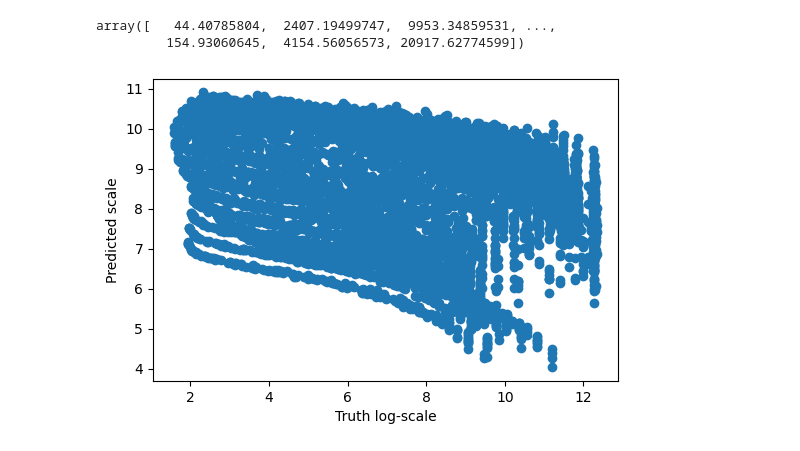
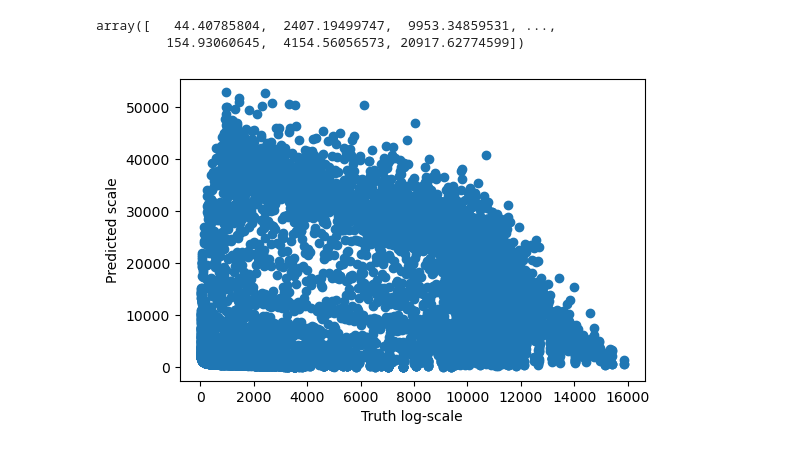
Before and after one commit to VivaswatS/selCoefEst, a Jupyter notebook: cvae-model.ipynb, the cells around one changed output. Saved outputs shown, nothing was run; the diff lists cells and outputs as text; code cells hidden in the pictures.

```diff
--- a/cvae-model.ipynb
+++ b/cvae-model.ipynb
@@ -203,8 +187,8 @@ class LinearVAE(nn.Module):
         super(LinearVAE, self).__init__()
 
         # encoder
-        self.enc1 = nn.Linear(2, 48)
-        self.enc2 = nn.Linear(48, features*2)
+        self.enc1 = nn.Linear(2, 96)
+        self.enc2 = nn.Linear(96, features*2)
 
         # decoder
         self.dec1 = nn.Linear(features, 24)
@@ -222,7 +206,7 @@ class LinearVAE(nn.Module):
         sample = mu + (eps * std) # sampling as if coming from the input space
         return sample
 
-    def forward(self, x):
+    def forward(self, x, features):
         # encoding
         x = F.tanh(self.enc1(x))
         x = self.enc2(x).view(-1, 2, features)
@@ -320 +306,15 @@ Epoch 501 -
 Done!
+# %%
+model.eval()
+predicted = np.zeros((test_size))
+truth = np.zeros((test_size))
+for i, (freq_gamma, age) in enumerate(test_loader):
+        optimizer.zero_grad()
+        age_pred = model(freq_gamma, features=16)[0]
+        loss = mse_loss(age_pred.unsqueeze(1),age.unsqueeze(1)).detach().cpu()
+        if i < int(test_size/batch_size): # so that it does not include the last batch that is not of size batch_size
+            predicted[i*batch_size:(i+1)*batch_size]=age_pred.detach().squeeze().cpu().numpy()
+            truth[i*batch_size:(i+1)*batch_size]=age.cpu().squeeze().numpy()
+        else:
+            predicted[i*batch_size:]=age_pred.detach().squeeze().cpu().numpy()
+            truth[i*batch_size:]=age.cpu().squeeze().numpy()
@@ -321,19 +329,19 @@ Done!
 # %%
-model.train()
-for e in range(800):
-    optimizer.zero_grad()
+# model.train()
+# for e in range(800):
+#     optimizer.zero_grad()
 
-    pred, mu, logvar = model(torch.tensor(np.vstack((Xltrain[0],np.repeat(gamma[0],len(Xltrain[0])))).T))
-    step_loss = mse_loss(pred, torch.unsqueeze(torch.tensor(np.hstack((altrain[0]))),1))
+#     pred, mu, logvar = model(torch.tensor(np.vstack((Xltrain[0],np.repeat(gamma[0],len(Xltrain[0])))).T))
+#     step_loss = mse_loss(pred, torch.unsqueeze(torch.tensor(np.hstack((altrain[0]))),1))
 
-    loss = final_loss(step_loss, mu, logvar)
-    loss.backward()
+#     loss = final_loss(step_loss, mu, logvar)
+#     loss.backward()
 
-    # update with current step regression parameters
-    optimizer.step()
+#     # update with current step regression parameters
+#     optimizer.step()
 
-    if e % 100 == 0:
-        print ('epoch [{}], Loss: {:.2f}'.format(e, loss.item()))
+#     if e % 100 == 0:
+#         print ('epoch [{}], Loss: {:.2f}'.format(e, loss.item()))
 # %% [output]
 epoch [0], Loss: 295960.03
 epoch [100], Loss: nan
@@ -460,10 +464,10 @@ array([   44.40785804,  2407.19499747,  9953.34859531, ...,
          154.93060645,  4154.56056573, 20917.62774599])
 # %%
 plt.figure(dpi=100)
-plt.scatter(predicted, truth)
+plt.scatter(np.exp(predicted), np.exp(truth))
 #sns.scatterplot(predicted, truth)
 plt.xlabel("Truth log-scale")
 plt.ylabel("Predicted scale")
 plt.show()
 # %% [output]
-[figure, old version]
+[figure, new version]
```
Also changed, not shown: parts of 18 cells of this notebook.
